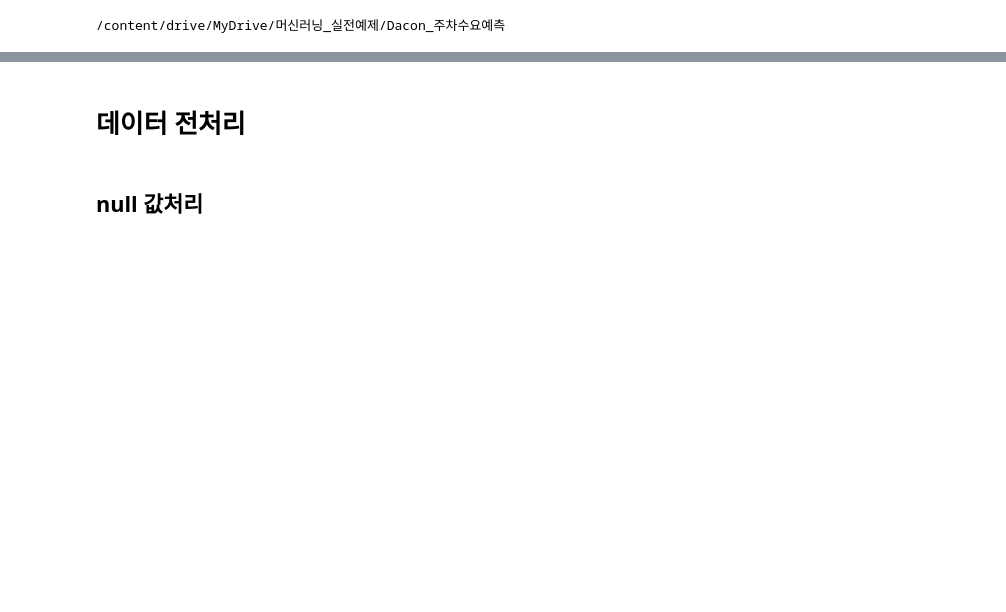
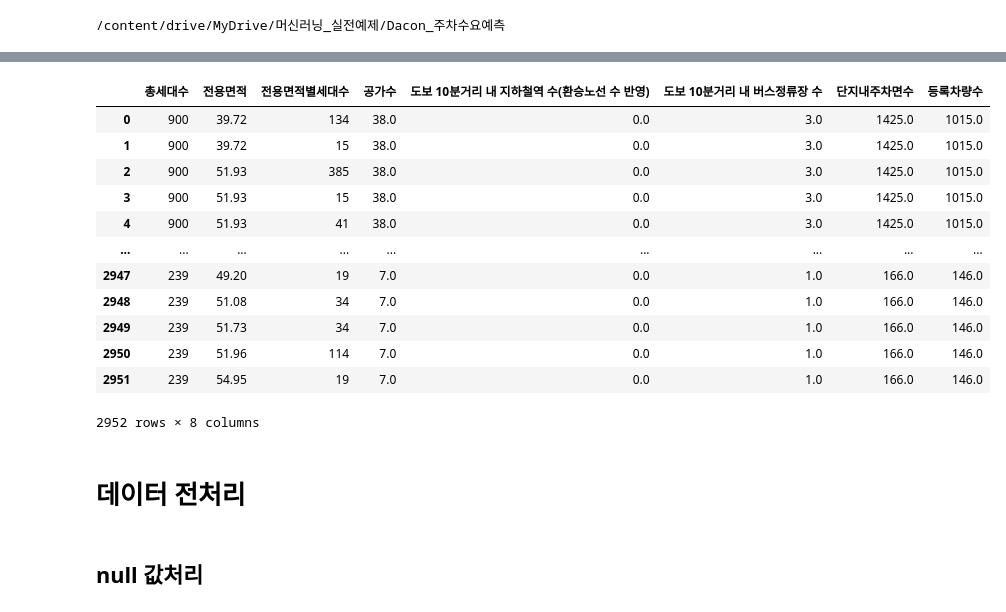
Before and after one commit to koreahong/parking_lot_analysis, a Jupyter notebook: 주차수요예측.ipynb, the cells around one changed output, grey strips where cells are left out. Saved outputs shown, nothing was run; the diff lists cells and outputs as text; code cells hidden in the pictures; blank space fills up the shorter version.

```diff
--- a/주차수요예측.ipynb
+++ b/주차수요예측.ipynb
@@ -78,3 +150,19 @@ age_info.info()
+# %%
+ raw_train[raw_train.dtypes[raw_train.dtypes != 'object'].index]
+# %% [output]
+|  | 총세대수 | 전용면적 | 전용면적별세대수 | 공가수 | 도보 10분거리 내 지하철역 수(환승노선 수 반영) | 도보 10분거리 내 버스정류장 수 | 단지내주차면수 | 등록차량수 |
+| 0 | 900 | 39.72 | 134 | 38.0 | 0.0 | 3.0 | 1425.0 | 1015.0 |
+| 1 | 900 | 39.72 | 15 | 38.0 | 0.0 | 3.0 | 1425.0 | 1015.0 |
+| 2 | 900 | 51.93 | 385 | 38.0 | 0.0 | 3.0 | 1425.0 | 1015.0 |
+| 3 | 900 | 51.93 | 15 | 38.0 | 0.0 | 3.0 | 1425.0 | 1015.0 |
+| 4 | 900 | 51.93 | 41 | 38.0 | 0.0 | 3.0 | 1425.0 | 1015.0 |
+| ... | ... | ... | ... | ... | ... | ... | ... | ... |
+| 2947 | 239 | 49.20 | 19 | 7.0 | 0.0 | 1.0 | 166.0 | 146.0 |
+| 2948 | 239 | 51.08 | 34 | 7.0 | 0.0 | 1.0 | 166.0 | 146.0 |
+| 2949 | 239 | 51.73 | 34 | 7.0 | 0.0 | 1.0 | 166.0 | 146.0 |
+| 2950 | 239 | 51.96 | 114 | 7.0 | 0.0 | 1.0 | 166.0 | 146.0 |
+| 2951 | 239 | 54.95 | 19 | 7.0 | 0.0 | 1.0 | 166.0 | 146.0 |
+2952 rows × 8 columns
 # %% [markdown]
 # 데이터 전처리
 # %% [markdown]
```
Also changed, not shown: parts of 50 cells of this notebook.
